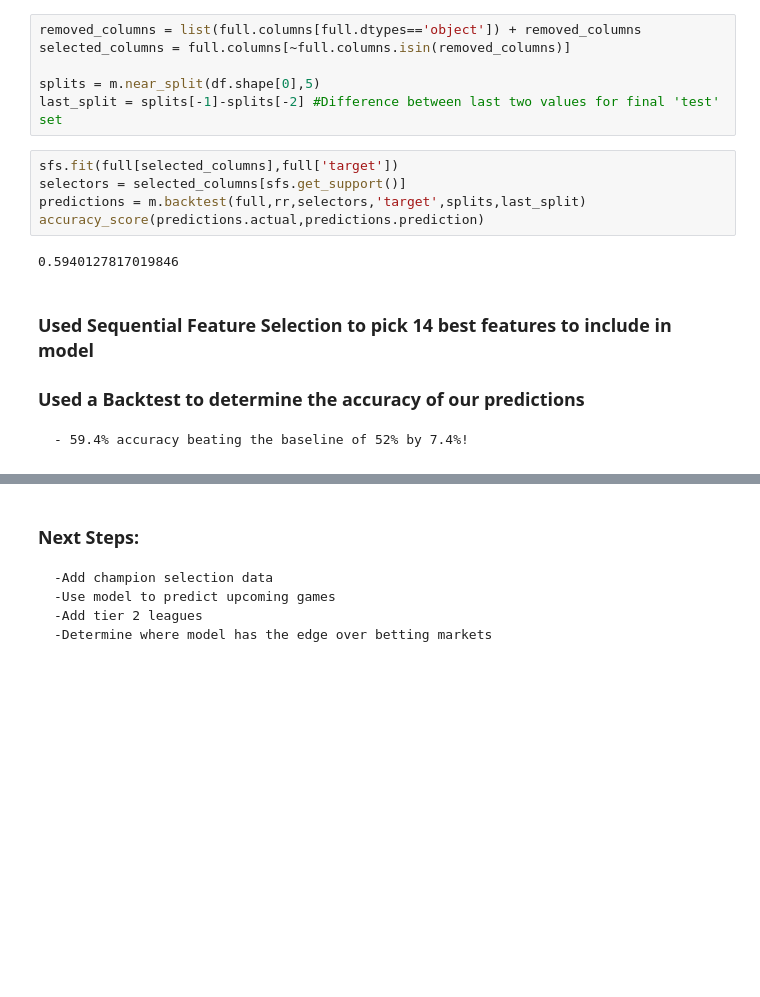
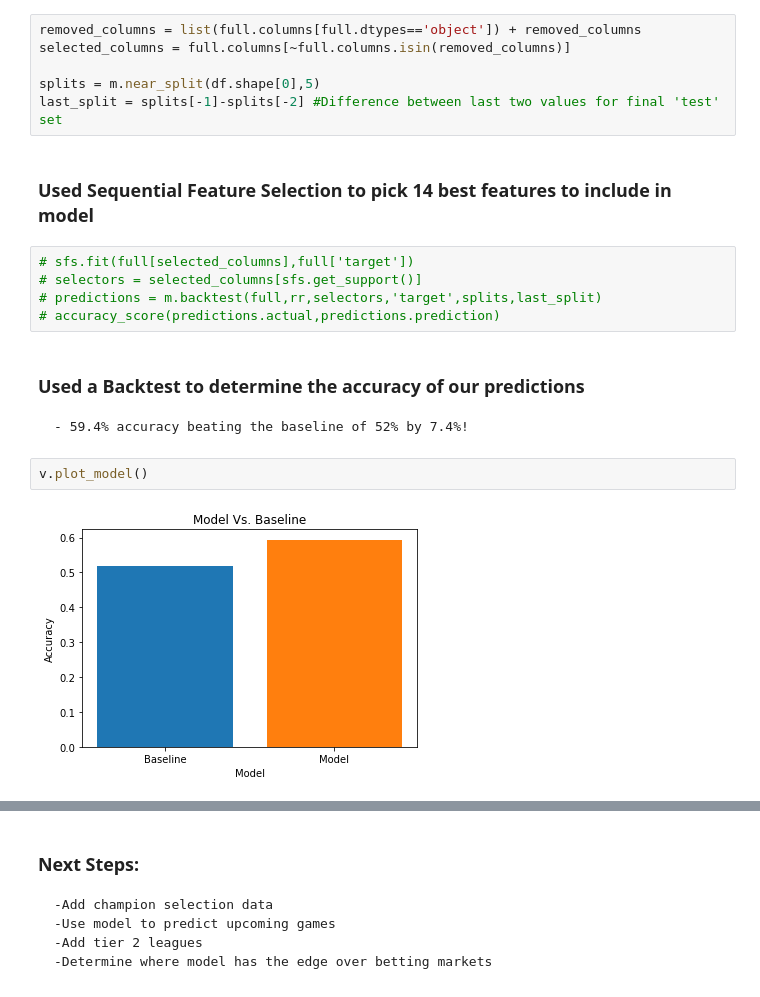
Before and after one commit to richie-p-meyer/league, a Jupyter notebook: final_project.ipynb, the cells around one changed output, grey strips where cells are left out. Cells and saved outputs as stored; diff of their text form; blank space fills up the shorter version.

```diff
--- a/final_project.ipynb
+++ b/final_project.ipynb
@@ -151,15 +163,17 @@ selected_columns = full.columns[~full.columns.isin(removed_columns)]
 
 splits = m.near_split(df.shape[0],5)
 last_split = splits[-1]-splits[-2] #Difference between last two values for final 'test' set
+# %% [markdown]
+### Used Sequential Feature Selection  to pick 14 best features to include in model
 # %%
-sfs.fit(full[selected_columns],full['target'])
-selectors = selected_columns[sfs.get_support()]
-predictions = m.backtest(full,rr,selectors,'target',splits,last_split)
-accuracy_score(predictions.actual,predictions.prediction)
+# sfs.fit(full[selected_columns],full['target'])
+# selectors = selected_columns[sfs.get_support()]
+# predictions = m.backtest(full,rr,selectors,'target',splits,last_split)
+# accuracy_score(predictions.actual,predictions.prediction)
-# %% [output]
-0.5940127817019846
 # %% [markdown]
-### Used Sequential Feature Selection  to pick 14 best features to include in model
-
 ### Used a Backtest to determine the accuracy of our predictions
     - 59.4% accuracy beating the baseline of 52% by 7.4%!
+# %%
+v.plot_model()
+# %% [output]
+[figure, added]
```
Also changed, not shown: parts of 9 cells of this notebook, 2 other files.
